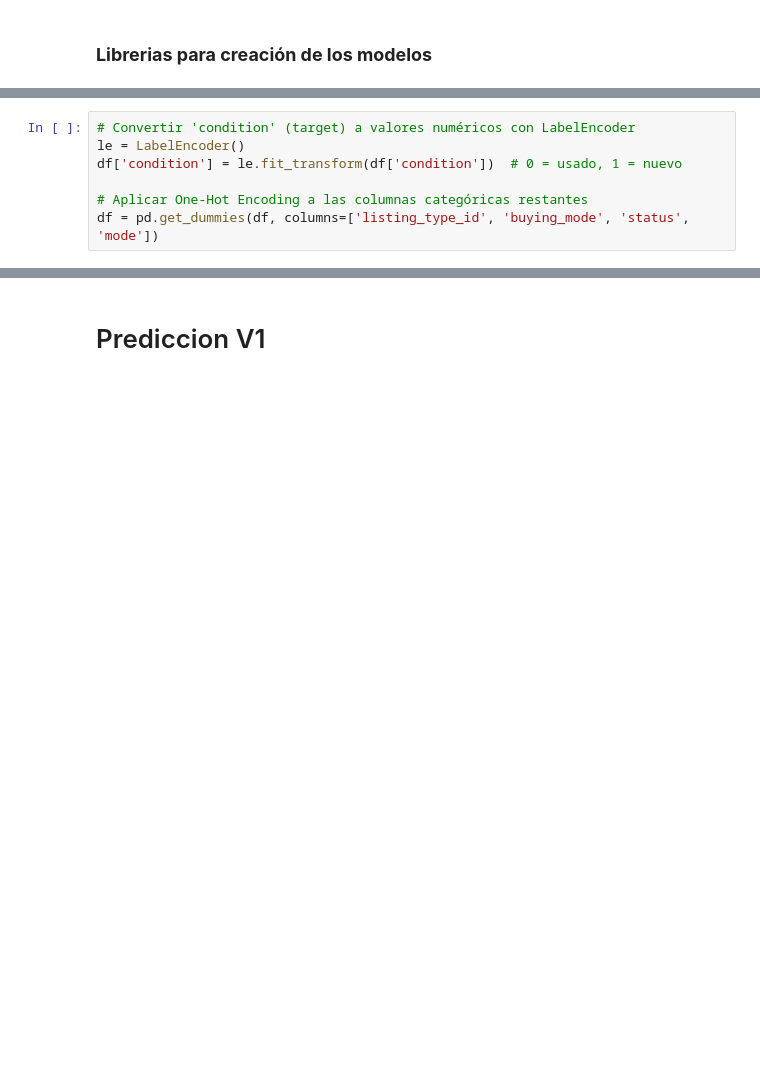
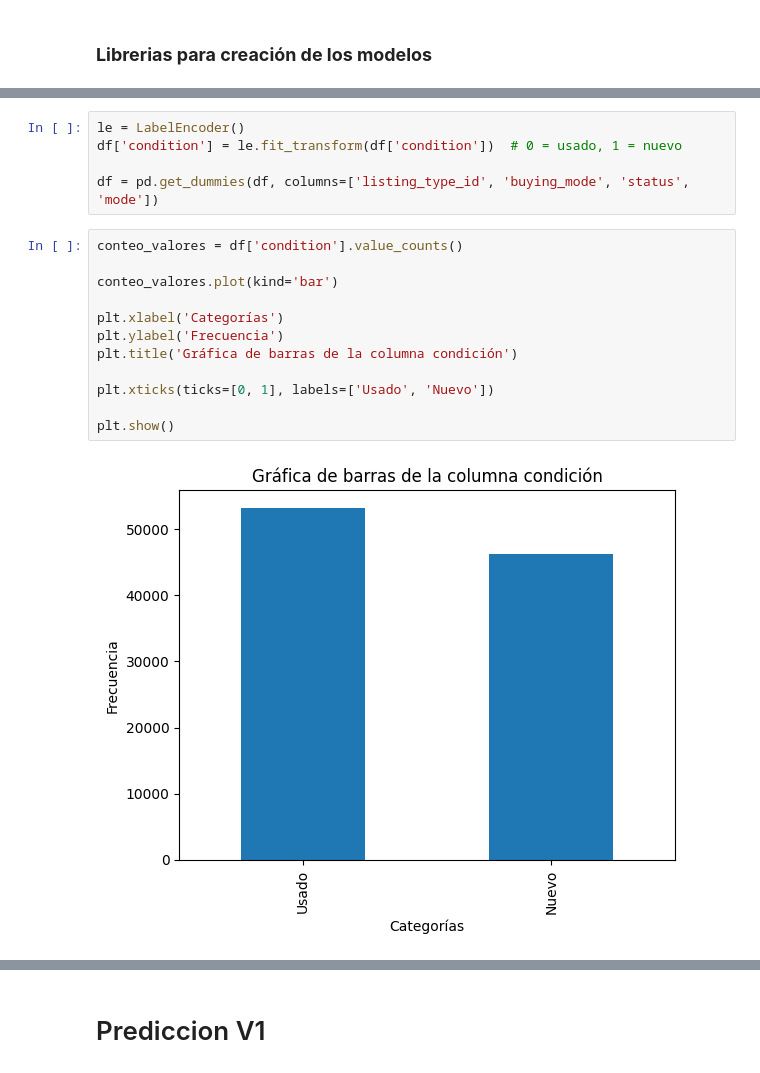
Before and after one commit to jalvergara/model_training, a Jupyter notebook: notebooks/02_model_training.ipynb, the cells around one changed output, grey strips where cells are left out. Cells and saved outputs as stored; diff of their text form; blank space fills up the shorter version.

```diff
--- a/notebooks/02_model_training.ipynb
+++ b/notebooks/02_model_training.ipynb
@@ -62,7 +68,19 @@ from sklearn.metrics import accuracy_score, precision_score, recall_score, f1_sc
 # %%
-# Convertir 'condition' (target) a valores numéricos con LabelEncoder
 le = LabelEncoder()
 df['condition'] = le.fit_transform(df['condition'])  # 0 = usado, 1 = nuevo
 
-# Aplicar One-Hot Encoding a las columnas categóricas restantes
 df = pd.get_dummies(df, columns=['listing_type_id', 'buying_mode', 'status', 'mode'])
+# %%
+conteo_valores = df['condition'].value_counts()
+
+conteo_valores.plot(kind='bar')
+
+plt.xlabel('Categorías')
+plt.ylabel('Frecuencia')
+plt.title('Gráfica de barras de la columna condición')
+
+plt.xticks(ticks=[0, 1], labels=['Usado', 'Nuevo'])
+
+plt.show()
+# %% [output]
+[figure, added]
```
Also changed, not shown: parts of 9 cells of this notebook, 3 other files.
